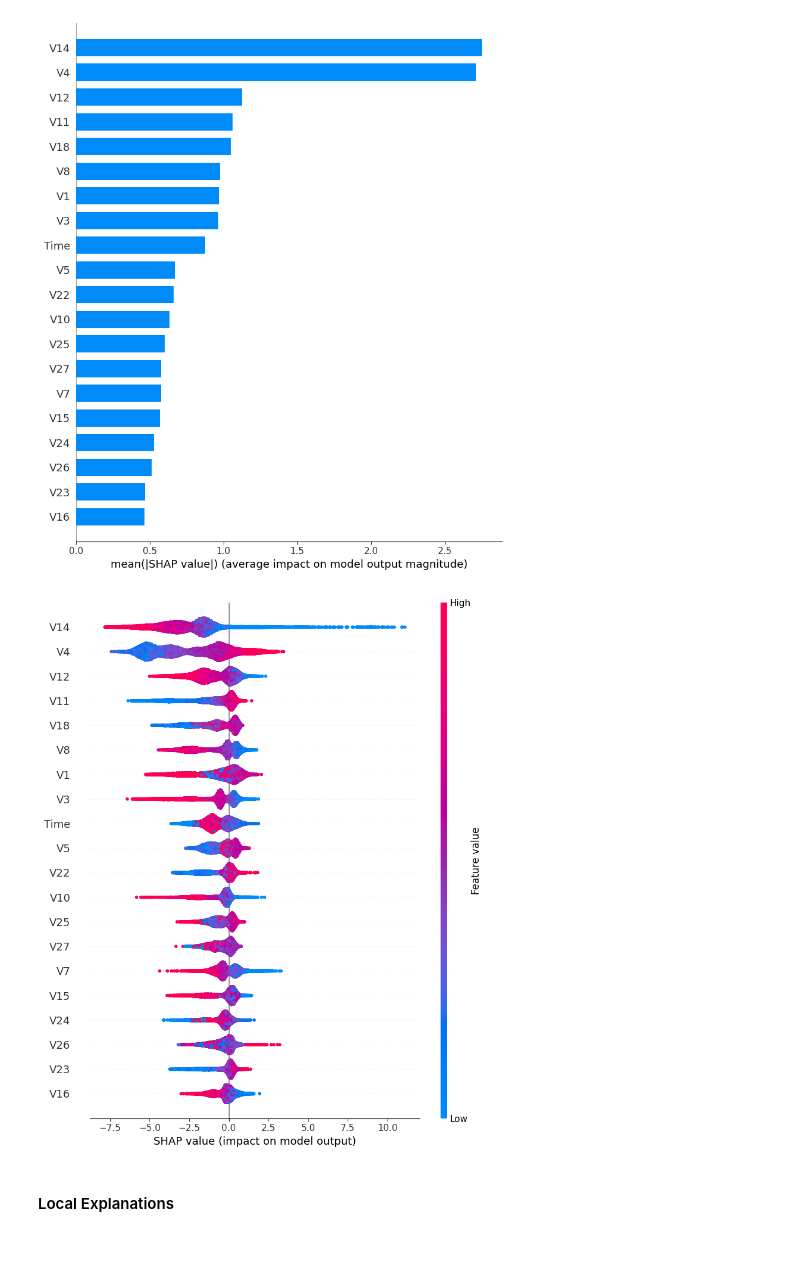
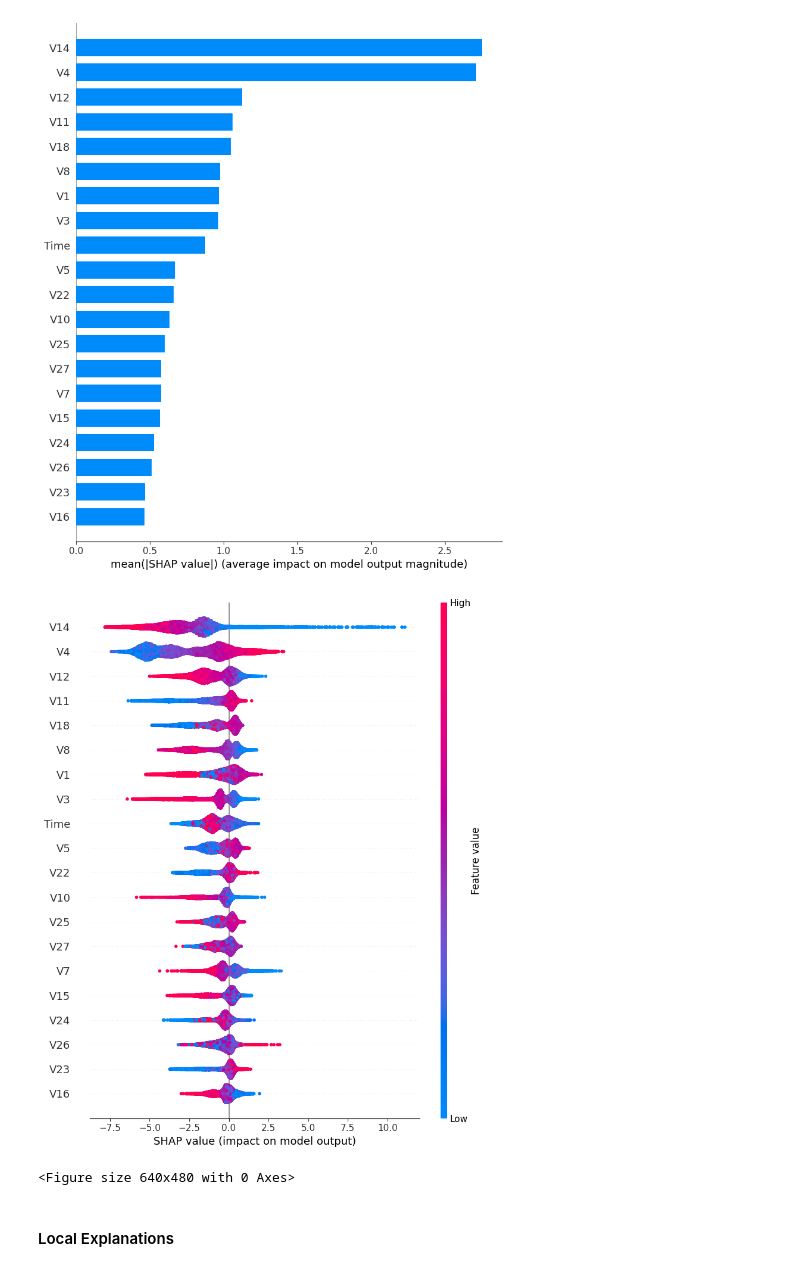
Before and after one commit to Rajendran2201/real-time-fraud-detection-system-for-financial-transactions, a Jupyter notebook: notebooks/08_model_explainability.ipynb, the cells around one changed output. Cells and saved outputs as stored; diff of their text form; code cells hidden in the pictures.

```diff
--- a/notebooks/08_model_explainability.ipynb
+++ b/notebooks/08_model_explainability.ipynb
@@ -58,9 +66,16 @@ shap.summary_plot(shap_values, X_test, plot_type='bar')
 # %%
 # beeswarm plot shows feature effect distribution across all samples
 
-shap.summary_plot(shap_values, X_test)
+fig = shap.summary_plot(shap_values, X_test)
+
+# Save the figure
+save_path = "../reports/figures/18_SHAP_values_impact_on_model_output.png"
+plt.savefig(save_path, dpi=300, bbox_inches='tight')
+plt.show()
+plt.close()
 # %% [output]
-[figure, old version]
+[figure, new version]
+<Figure size 640x480 with 0 Axes>
 # %% [markdown]
 #### Local Explanations
 # %%
```
Also changed, not shown: parts of 4 cells of this notebook, 18 other files.
